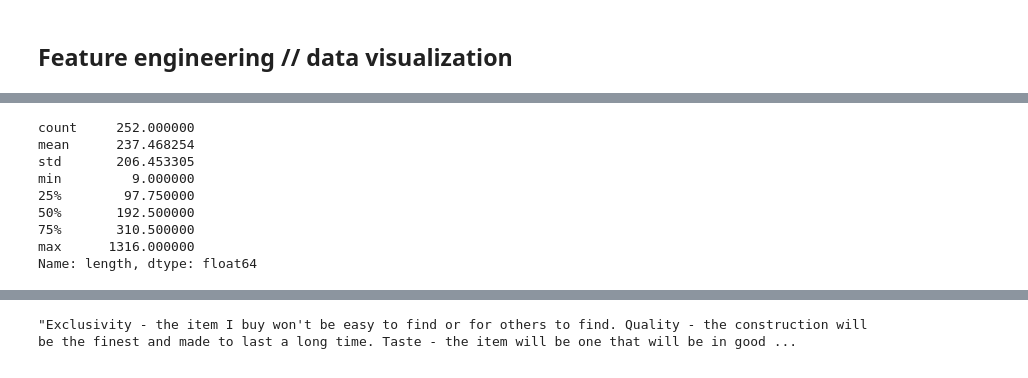
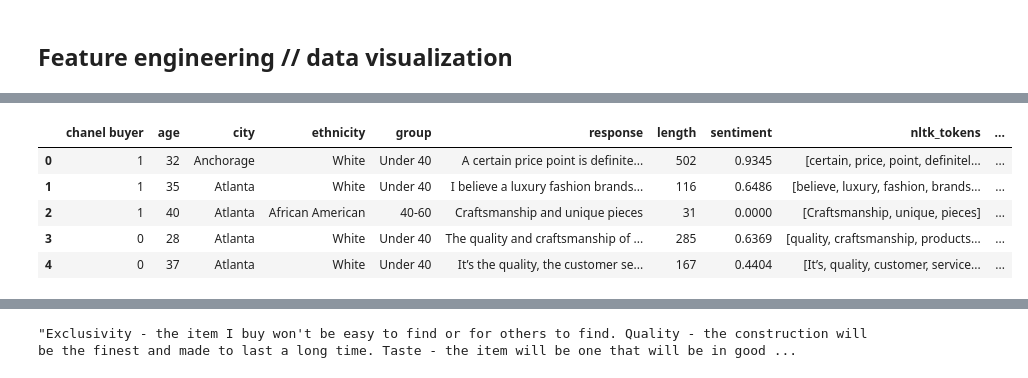
Before and after one commit to jengroff/nlp-project-pdm, a Jupyter notebook: important-files/Chanel-250-working-notebook.ipynb, the cells around one changed output, grey strips where cells are left out. Drawn from its saved outputs; the diff is of its cells as text; code cells hidden in the pictures.

```diff
--- a/important-files/Chanel-250-working-notebook.ipynb
+++ b/important-files/Chanel-250-working-notebook.ipynb
@@ -264,12 +334,22 @@ df.head()
-# %%
-df.length.describe()
-# %% [output]
-count     252.000000
-mean      237.468254
-std       206.453305
-min         9.000000
-25%        97.750000
-50%       192.500000
-75%       310.500000
-max      1316.000000
-Name: length, dtype: float64
+# %%
+df = pd.read_csv('chanel-full-nlp_nn.csv')
+pd.set_option('display.max_colwidth', 200)
+pd.set_option('display.colheader_justify', 'center')
+pd.options.display.max_columns = 100
+pd.options.display.max_rows = 400
+
+analyzer = SentimentIntensityAnalyzer()
+
+df['length'] = df['response'].apply(len)
+df['sentiment'] = df['response'].apply(lambda response: analyzer.polarity_scores(response)['compound'])
+df['nltk_tokens'] = df['response'].apply(text_process2)
+df['length_nltk'] = df['nltk_tokens'].apply(len)
+df.head(20)
+df.head()
+# %% [output]
+|  | chanel buyer | age | city | ethnicity | group | response | length | sentiment | nltk_tokens | ... |
+| 0 | 1 | 32 | Anchorage | White | Under 40 | A certain price point is definite... | 502 | 0.9345 | [certain, price, point, definitel... | ... |
+| 1 | 1 | 35 | Atlanta | White | Under 40 | I believe a luxury fashion brands... | 116 | 0.6486 | [believe, luxury, fashion, brands... | ... |
+| 2 | 1 | 40 | Atlanta | African American | 40-60 | Craftsmanship and unique pieces | 31 | 0.0000 | [Craftsmanship, unique, pieces] | ... |
+| 3 | 0 | 28 | Atlanta | White | Under 40 | The quality and craftsmanship of ... | 285 | 0.6369 | [quality, craftsmanship, products... | ... |
+| 4 | 0 | 37 | Atlanta | White | Under 40 | It’s the quality, the customer se... | 167 | 0.4404 | [It’s, quality, customer, service... | ... |
```
Also changed, not shown: parts of 28 cells of this notebook, 1 other file.
